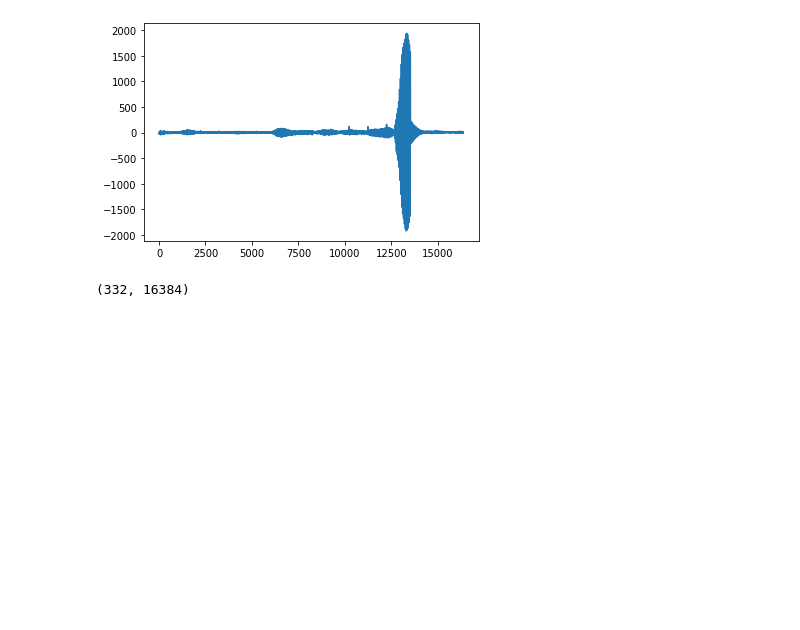
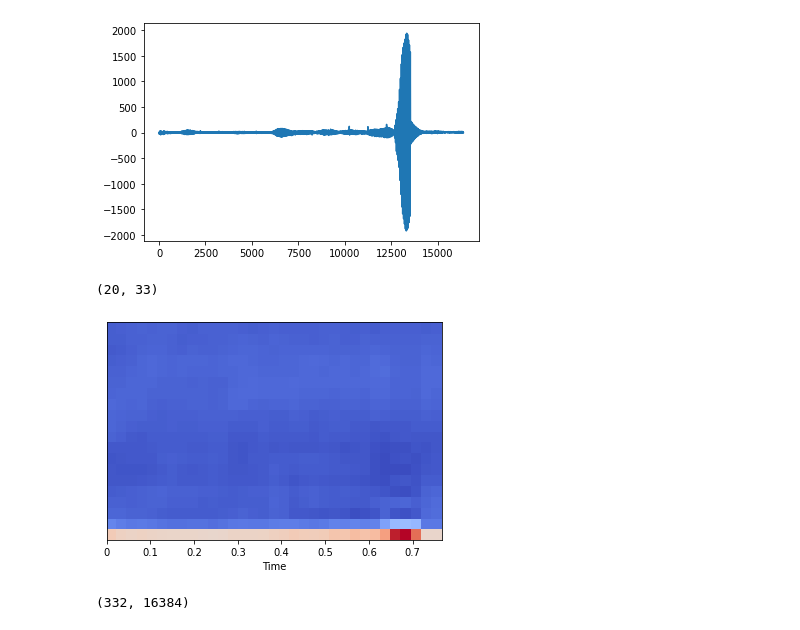
Before and after one commit to chetan2510/Discrimination-of-reflected-sound-signals, a Jupyter notebook: Implementation of Binary Classifier.ipynb, the cells around one changed output. Saved outputs shown, nothing was run; the diff lists cells and outputs as text; code cells hidden in the pictures; blank space fills up the shorter version.

```diff
--- a/Implementation of Binary Classifier.ipynb
+++ b/Implementation of Binary Classifier.ipynb
@@ -418,3 +420,12 @@ plt.plot(array_obj2[200]);
+# %%
+print(mfccs.shape)
+# %% [output]
+(20, 33)
+# %%
+# Displaying the MFCCS:
+librosa.display.specshow(mfccs, sr=22050, x_axis='time');
+# %% [output]
+[figure, added]
 # %%
 array_obj2.shape
 # %% [output]
```
Also changed, not shown: parts of 8 cells of this notebook, 1 other file.
